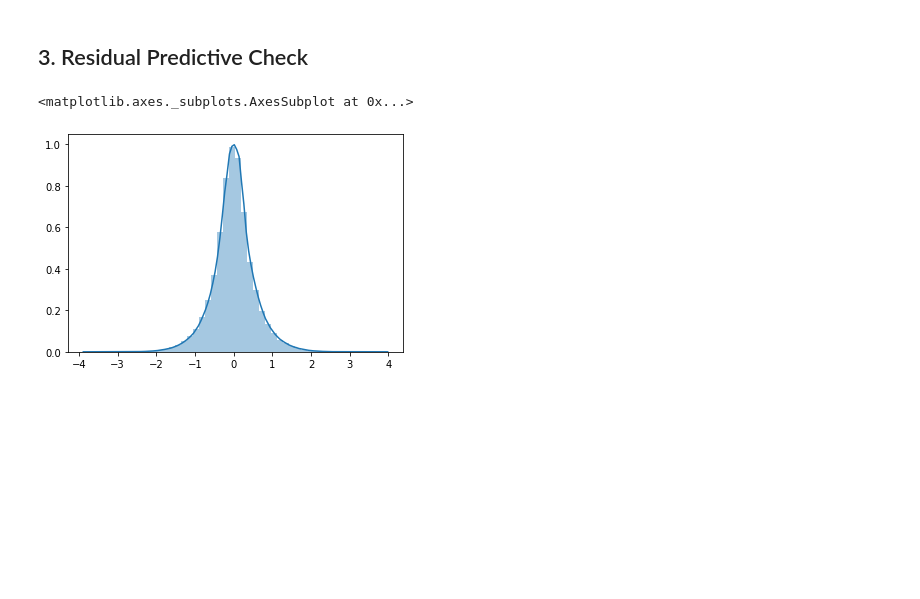
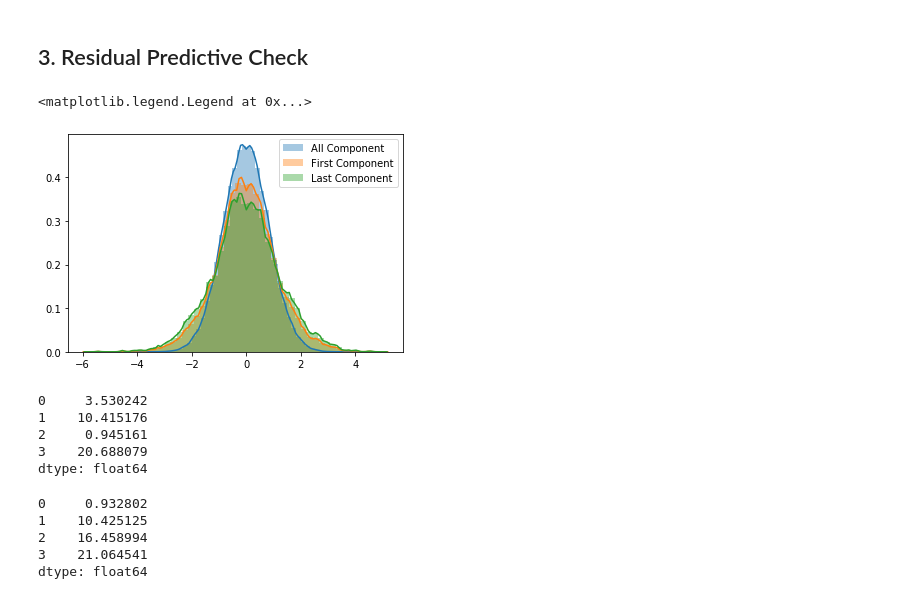
Before and after one commit to LeonCaesa/Gibbs, a Jupyter notebook: Experiment.ipynb, the cells around one changed output. Saved outputs shown, nothing was run; the diff lists cells and outputs as text; code cells hidden in the pictures; blank space fills up the shorter version.

```diff
--- a/Experiment.ipynb
+++ b/Experiment.ipynb
@@ -127,5 +146,28 @@ for sub_chains in range(n_chains):
-# %%
-sns.distplot(np.array(x_list).ravel())
-# %% [output]
-<matplotlib.axes._subplots.AxesSubplot at 0x...>
-[figure, removed]
+# %%
+X_hat1 = component_posterior([0,1,2],W_list,Z_list)
+X_hat2 = component_posterior([0],W_list,Z_list)
+X_hat3 = component_posterior([q-1],W_list,Z_list)
+# %%
+sns.distplot(np.array(X_hat1).ravel(),label='All Component')
+sns.distplot(np.array(X_hat2).ravel(), label ='First Component')
+sns.distplot(np.array(X_hat3).ravel(), label ='Last Component')
+plt.legend()
+# %% [output]
+<matplotlib.legend.Legend at 0x...>
+[figure, added]
+# %%
+alpha_table[alpha_table.index.get_level_values(0)==0].mean()
+# %% [output]
+0     3.530242
+1    10.415176
+2     0.945161
+3    20.688079
+dtype: float64
+# %%
+alpha_table[alpha_table.index.get_level_values(0)==1].mean()
+# %% [output]
+0     0.932802
+1    10.425125
+2    16.458994
+3    21.064541
+dtype: float64
```
Also changed, not shown: parts of 11 cells of this notebook.
